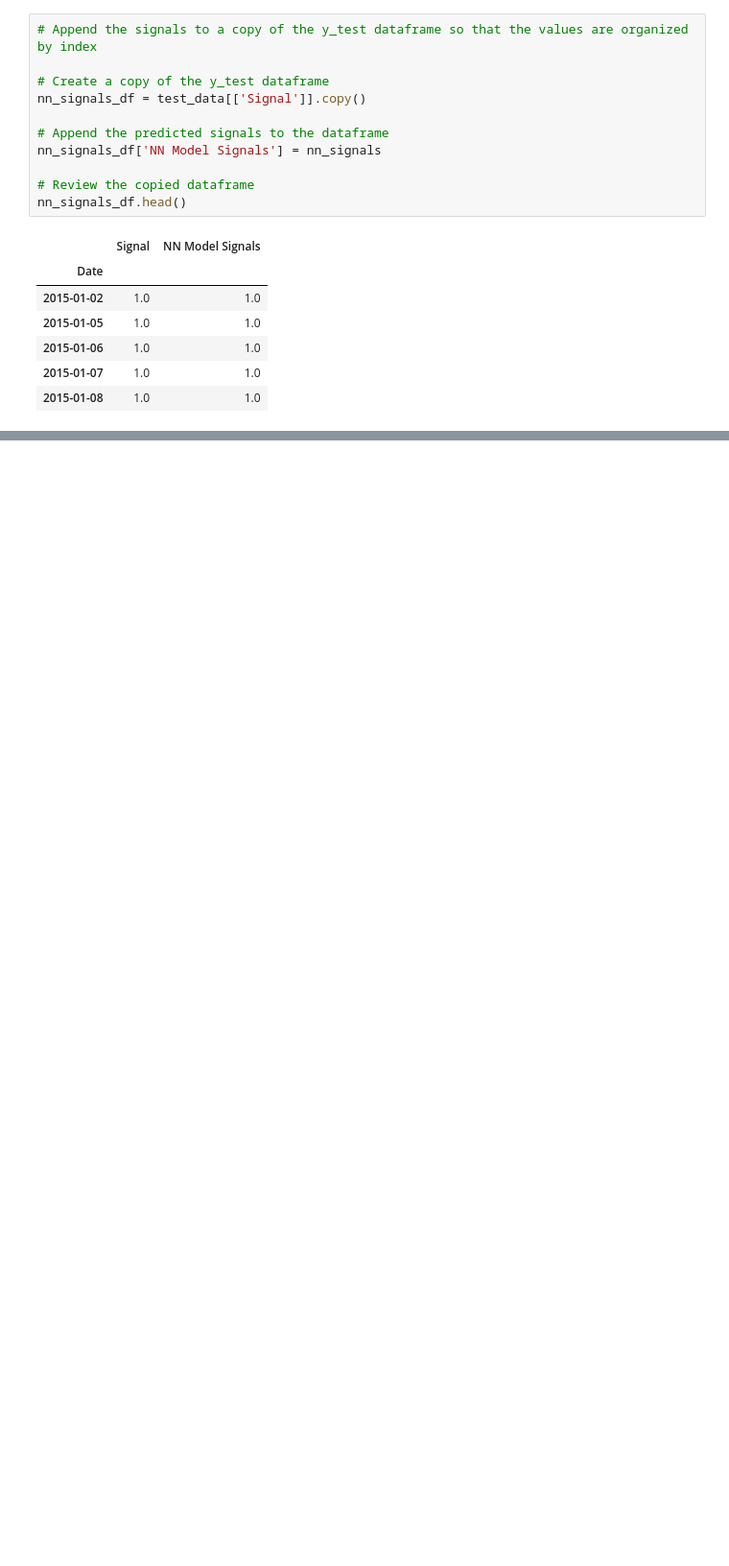
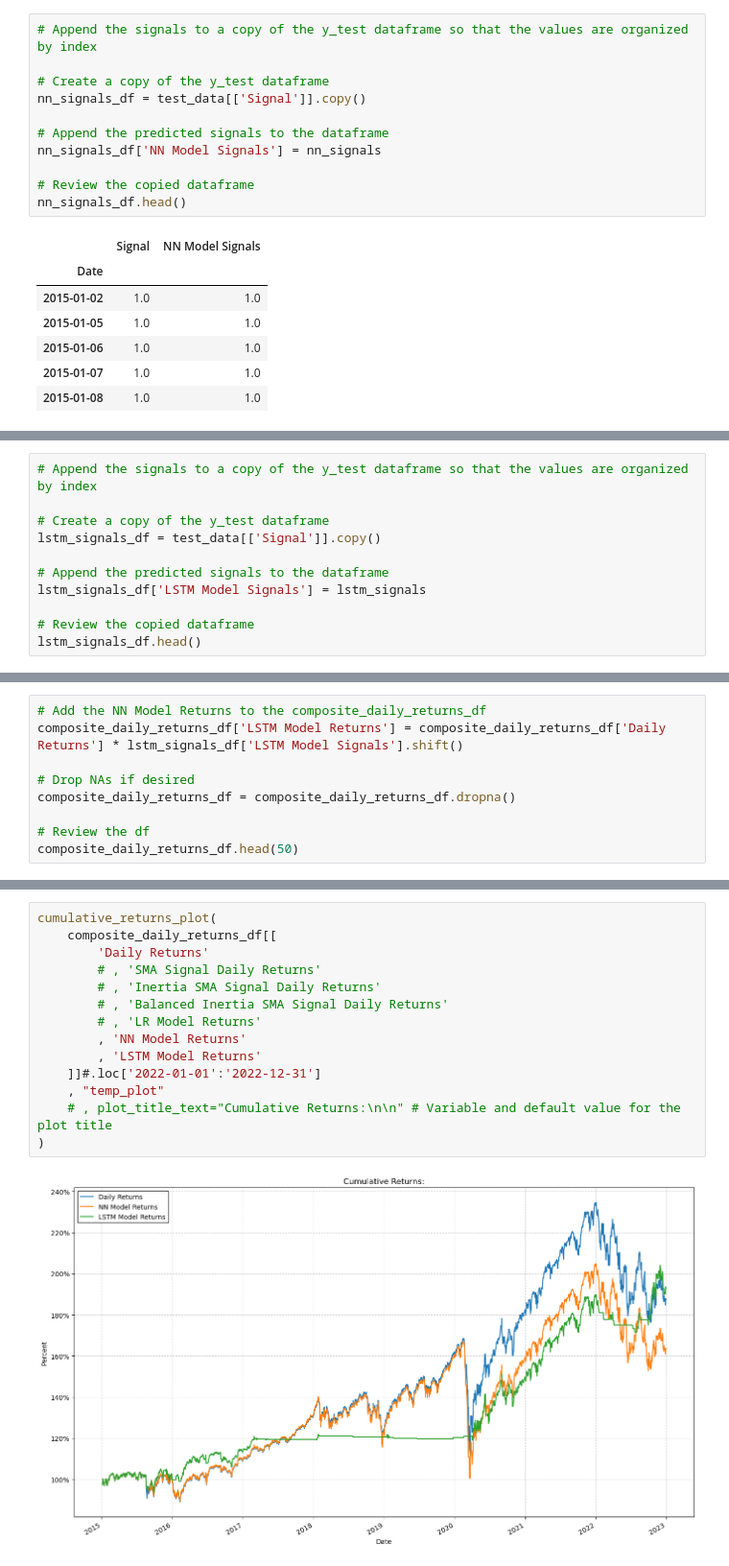
Before and after one commit to Mccalabrese/Neural-Networks-to-Model-the-SP500, a Jupyter notebook: dc_model.ipynb, the cells around one changed output, grey strips where cells are left out. Shown at 96% size. Saved outputs shown, nothing was run; the diff lists cells and outputs as text; blank space fills up the shorter version.

```diff
--- a/dc_model.ipynb
+++ b/dc_model.ipynb
@@ -1264,0 +1453,11 @@ trading_signals_df.head()
+# %%
+# Append the signals to a copy of the y_test dataframe so that the values are organized by index
+
+# Create a copy of the y_test dataframe
+lstm_signals_df = test_data[['Signal']].copy()
+
+# Append the predicted signals to the dataframe
+lstm_signals_df['LSTM Model Signals'] = lstm_signals
+
+# Review the copied dataframe
+lstm_signals_df.head()
@@ -1264,0 +1472,9 @@ trading_signals_df.head()
+# %%
+# Add the NN Model Returns to the composite_daily_returns_df
+composite_daily_returns_df['LSTM Model Returns'] = composite_daily_returns_df['Daily Returns'] * lstm_signals_df['LSTM Model Signals'].shift()
+
+# Drop NAs if desired
+composite_daily_returns_df = composite_daily_returns_df.dropna()
+
+# Review the df
+composite_daily_returns_df.head(50)
@@ -1264,0 +1500,16 @@ trading_signals_df.head()
+# %%
+cumulative_returns_plot(
+    composite_daily_returns_df[[
+        'Daily Returns'
+        # , 'SMA Signal Daily Returns'
+        # , 'Inertia SMA Signal Daily Returns'
+        # , 'Balanced Inertia SMA Signal Daily Returns'
+        # , 'LR Model Returns'
+        , 'NN Model Returns'
+        , 'LSTM Model Returns'
+    ]]#.loc['2022-01-01':'2022-12-31']
+    , "temp_plot"
+    # , plot_title_text="Cumulative Returns:\n\n" # Variable and default value for the plot title
+)
+# %% [output]
+[figure, added]
```
Also changed, not shown: parts of 36 cells of this notebook, 4 other files.
